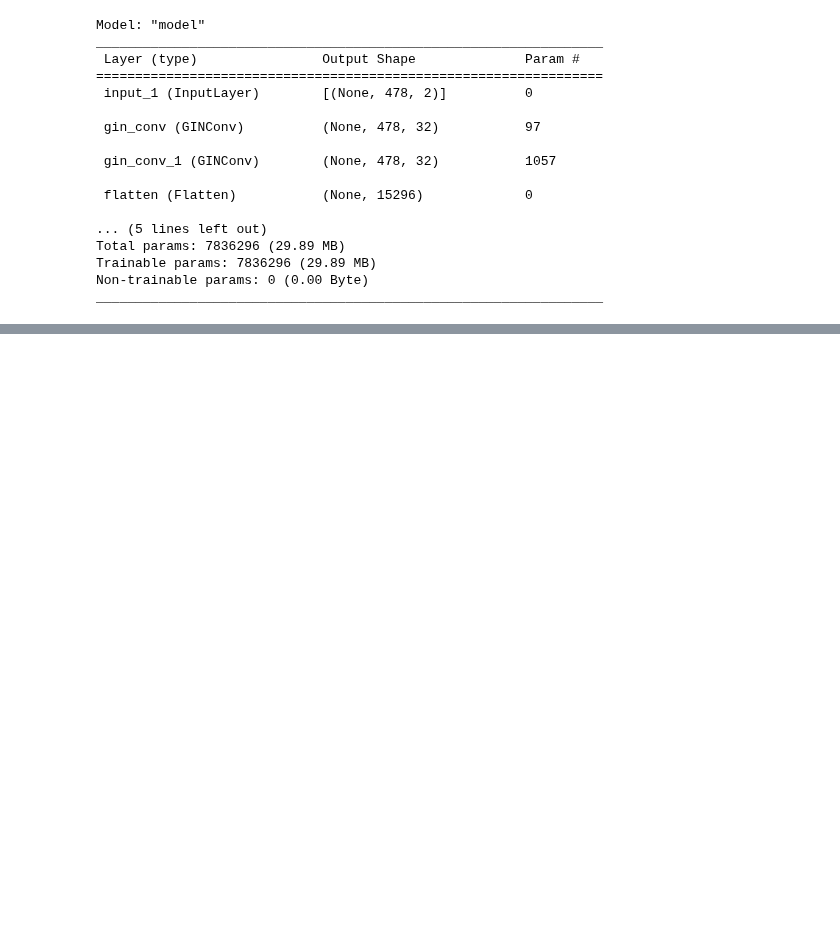
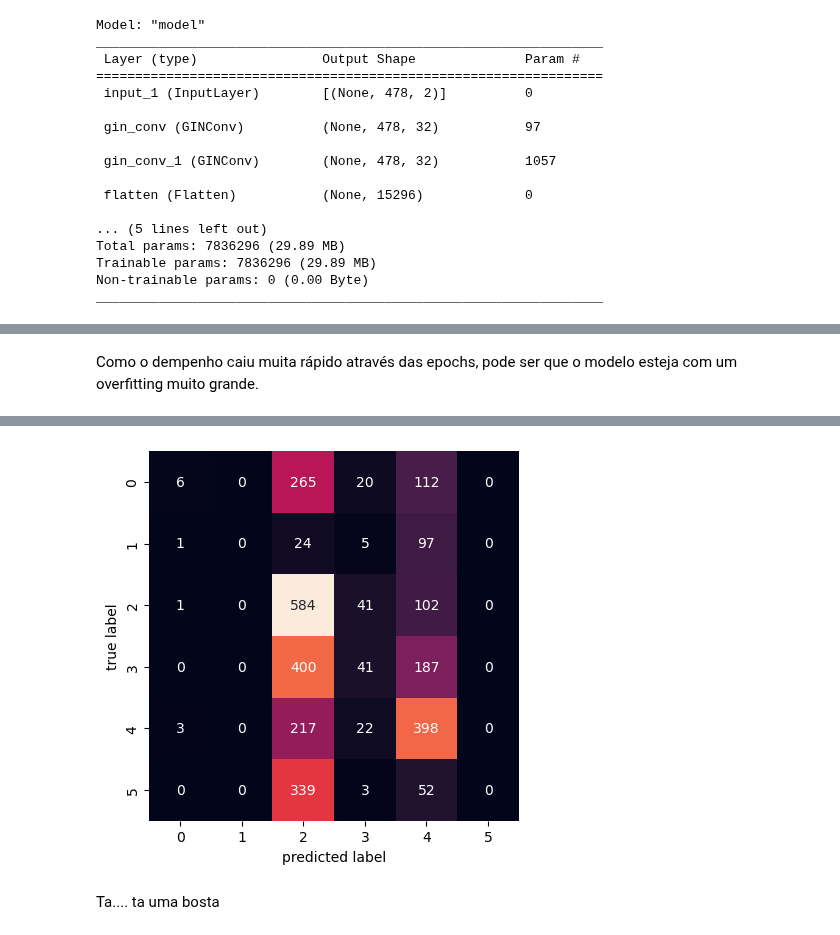
Before and after one commit to MekhyW/Facial-Emotion-Classification, a Jupyter notebook: GNN/model_test_gnn.ipynb, the cells around one changed output, grey strips where cells are left out. Saved outputs shown, nothing was run; the diff lists cells and outputs as text; code cells hidden in the pictures; blank space fills up the shorter version.

```diff
--- a/GNN/model_test_gnn.ipynb
+++ b/GNN/model_test_gnn.ipynb
@@ -310,0 +244,18 @@ Predicted Class: 1
+# %% [markdown]
+Como o dempenho caiu muita rápido através das epochs, pode ser que o modelo esteja com um overfitting muito grande.
+# %%
+# confusion matrix
+from sklearn.metrics import confusion_matrix
+import seaborn as sns
+import matplotlib.pyplot as plt
+
+y_pred = model.predict(X__val_tensor)
+y_pred = np.argmax(y_pred, axis=-1)
+y_true = y__val_tensor
+
+mat = confusion_matrix(y_true, y_pred)
+sns.heatmap(mat, square=True, annot=True, fmt="d", cbar=False)
+plt.ylabel("true label")
+plt.xlabel("predicted label")
+plt.show()
+# %% [output]
@@ -310,0 +263,3 @@ Predicted Class: 1
+[figure, added]
+# %% [markdown]
+Ta.... ta uma bosta
```
Also changed, not shown: parts of 10 cells of this notebook.
